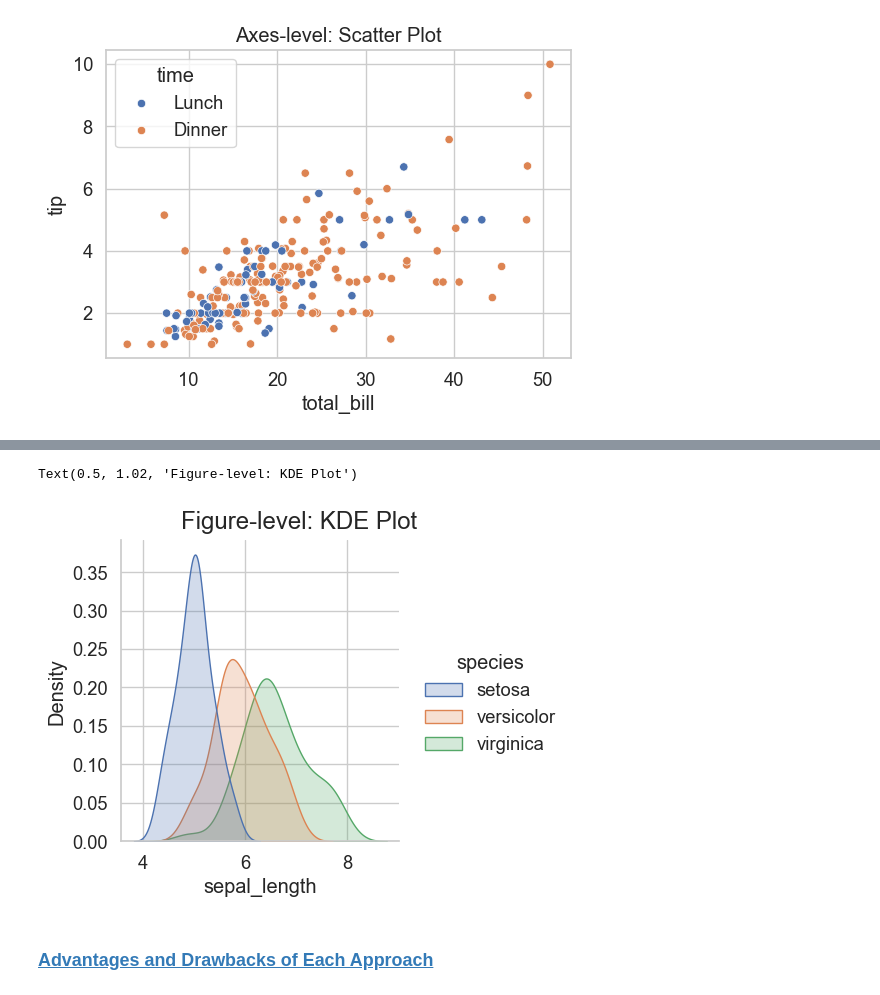
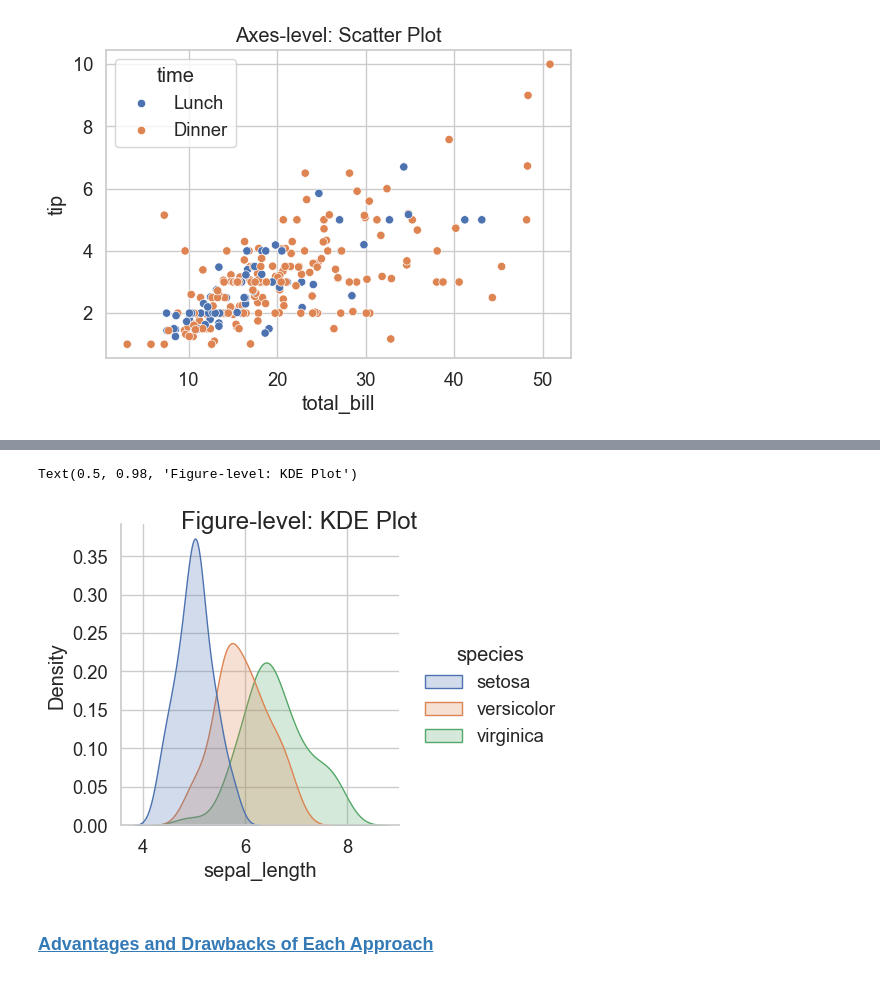
Before and after one commit to pytopia/Data-Visualization, a Jupyter notebook: Lectures/05 Getting Started with Seaborn/02 Understanding Seaborn Plot Types.ipynb, the cells around one changed output, grey strips where cells are left out. Cells and saved outputs as stored; diff of their text form; code cells hidden in the pictures.

```diff
--- a/Lectures/05 Getting Started with Seaborn/02 Understanding Seaborn Plot Types.ipynb
+++ b/Lectures/05 Getting Started with Seaborn/02 Understanding Seaborn Plot Types.ipynb
@@ -390,10 +392,10 @@ Text(0.5, 1.02, 'Figure-level: Faceted Scatter Plots')
 # %%
 # Another figure-level function example
 g = sns.displot(data=iris, x="sepal_length", hue="species", kind="kde", fill=True, height=4)
-g.figure.suptitle("Figure-level: KDE Plot", y=1.02)
+g.figure.suptitle("Figure-level: KDE Plot")
 # %% [output]
-Text(0.5, 1.02, 'Figure-level: KDE Plot')
+Text(0.5, 0.98, 'Figure-level: KDE Plot')
-[figure, old version]
+[figure, new version]
 # %% [markdown]
 ### <a id='toc4_4_'></a>[Advantages and Drawbacks of Each Approach](#toc0_)
 # %% [markdown]
```
Also changed, not shown: parts of 9 cells of this notebook.
